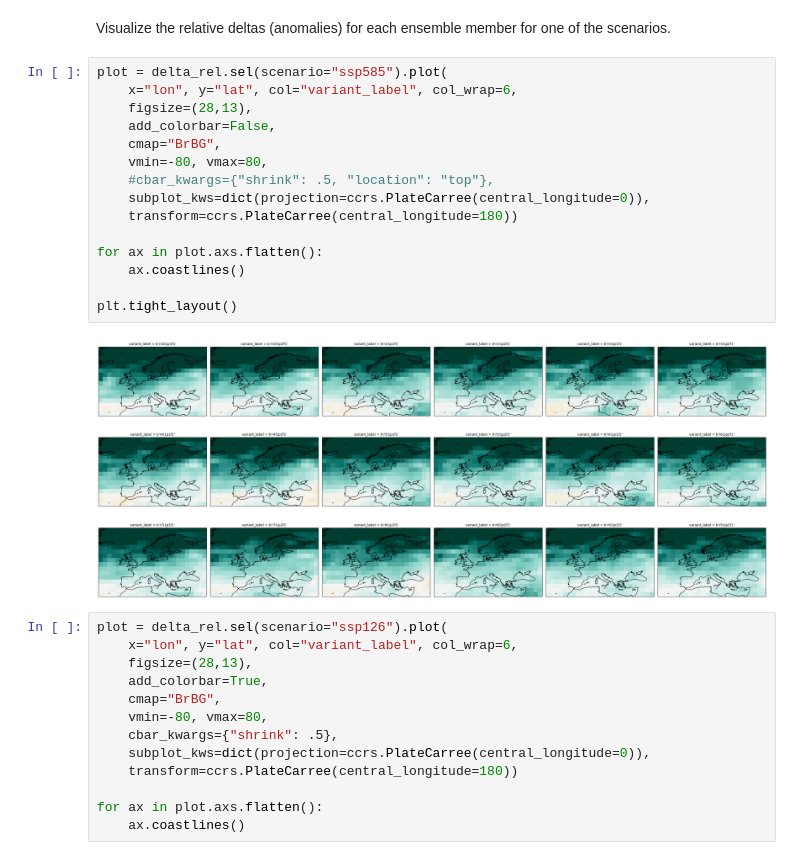
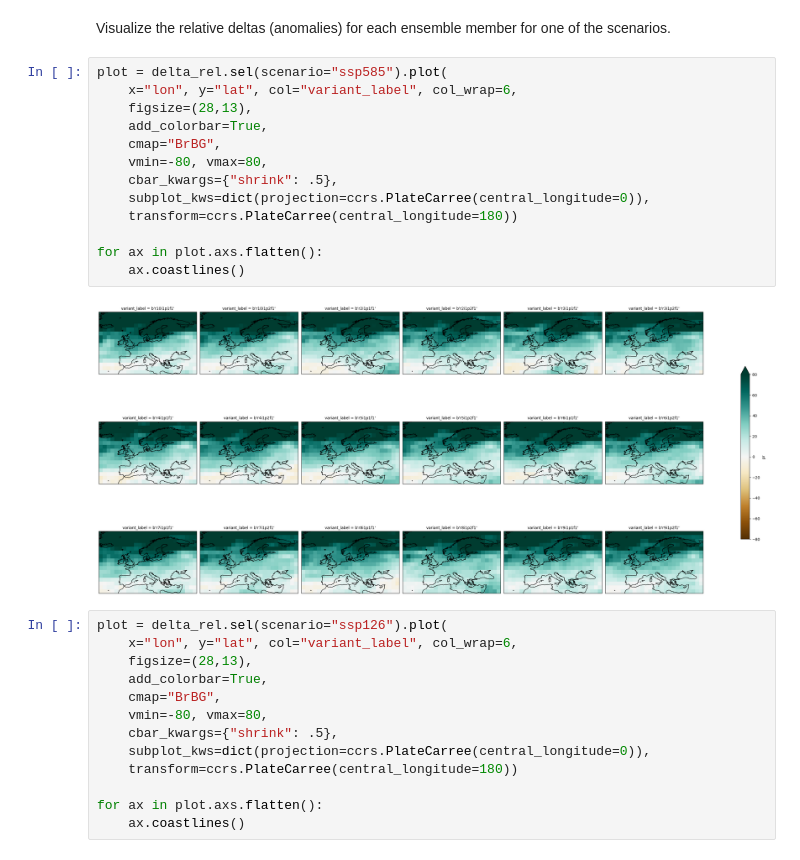
Before and after one commit to zequihg50/esgf-virtual-aggregation, a Jupyter notebook: model_evaluation.ipynb, the cells around one changed output. Drawn from its saved outputs; the diff is of its cells as text.

```diff
--- a/model_evaluation.ipynb
+++ b/model_evaluation.ipynb
@@ -90,20 +90,18 @@ Visualize the relative deltas (anomalies) for each ensemble member for one of th
 # %%
 plot = delta_rel.sel(scenario="ssp585").plot(
     x="lon", y="lat", col="variant_label", col_wrap=6,
     figsize=(28,13),
-    add_colorbar=False,
+    add_colorbar=True,
     cmap="BrBG",
     vmin=-80, vmax=80,
-    #cbar_kwargs={"shrink": .5, "location": "top"},
+    cbar_kwargs={"shrink": .5},
     subplot_kws=dict(projection=ccrs.PlateCarree(central_longitude=0)),
     transform=ccrs.PlateCarree(central_longitude=180))
 
 for ax in plot.axs.flatten():
     ax.coastlines()
-
-plt.tight_layout()
 # %% [output]
-[figure, old version]
+[figure, new version]
 # %%
 plot = delta_rel.sel(scenario="ssp126").plot(
     x="lon", y="lat", col="variant_label", col_wrap=6,
```
Also changed, not shown: parts of 4 cells of this notebook.
